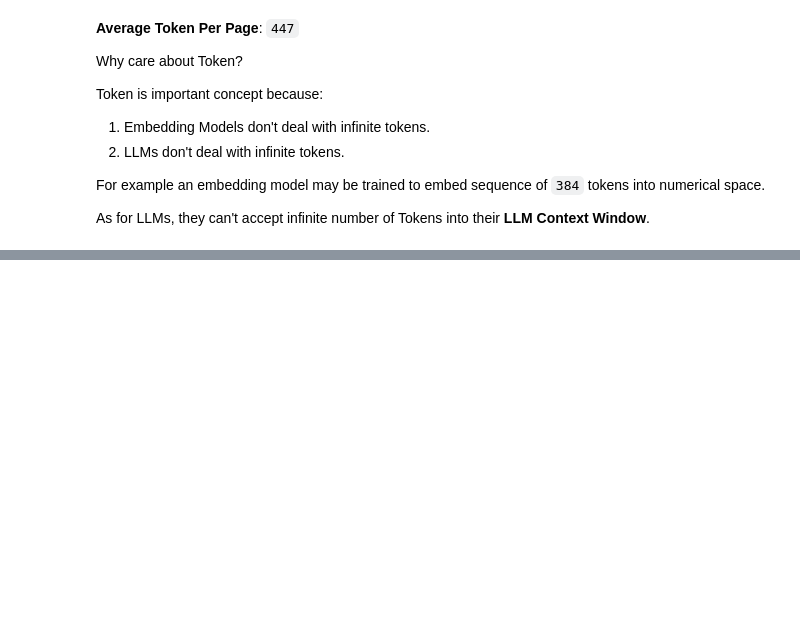
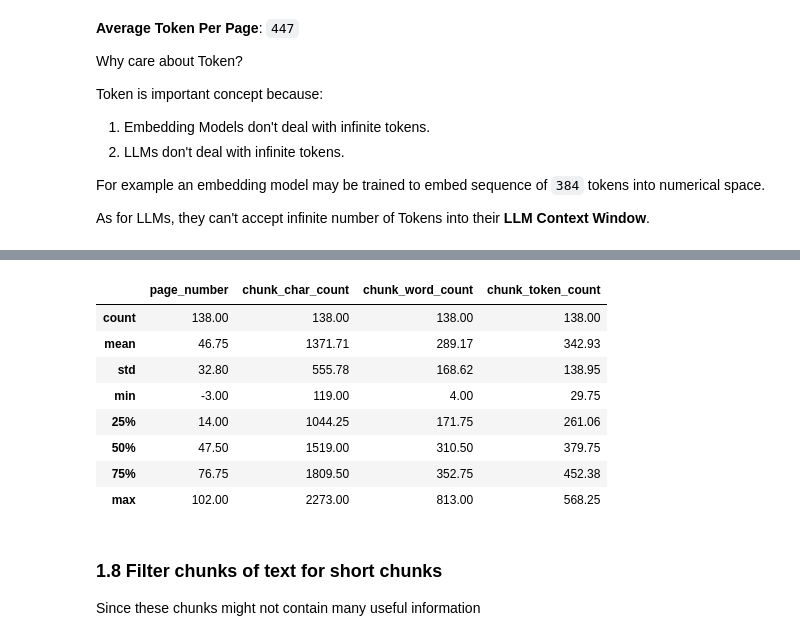
Before and after one commit to Purinat33/RAG, a Jupyter notebook: RAG.ipynb, the cells around one changed output, grey strips where cells are left out. Drawn from its saved outputs; the diff is of its cells as text; code cells hidden in the pictures; blank space fills up the shorter version.

```diff
--- a/RAG.ipynb
+++ b/RAG.ipynb
@@ -256,0 +339,9 @@ As for LLMs, they can't accept infinite number of Tokens into their **LLM Contex
+# %%
+num_sentence_chunk_size = 8
+
+# A function to split lists of texts recursively into chunk size
+def split_list(input_list: list[str], slice_size: int=num_sentence_chunk_size) -> list[list[str]]:
+    return [input_list[i:i+slice_size] for i in range(0, len(input_list), slice_size)]
+
+test_list = list(range(25))
+split_list(test_list)
@@ -256,0 +353,6 @@ As for LLMs, they can't accept infinite number of Tokens into their **LLM Contex
+# %%
+# Loop through pages and texts and split sentences into chunks
+for item in tqdm(pages_and_text):
+    item["sentence_chunk"] = split_list(input_list=item['sentences'],
+                                        slice_size=num_sentence_chunk_size)
+    item["num_chunk"] = len(item['sentence_chunk'])
@@ -256,0 +400,24 @@ As for LLMs, they can't accept infinite number of Tokens into their **LLM Contex
+# %%
+import re
+
+# Split each chunk into its own item
+pages_and_chunk = []
+for item in tqdm(pages_and_text):
+    for sentence_chunk in item['sentence_chunk']:
+        chunk_dict = {}
+        chunk_dict["page_number"] = item["page_number"]
+
+        # Join the sentences together into a paragraph-like structure.
+        joined_sentence_chunk = "".join(sentence_chunk).replace(" ", " ").strip()
+        joined_sentence_chunk = re.sub(r'\.([A-Z])', r'. \1', joined_sentence_chunk) # ".A" => ". A"
+
+        chunk_dict['sentence_chunk'] = joined_sentence_chunk
+
+        # Get some stats on the chunks
+        chunk_dict['chunk_char_count'] = len(joined_sentence_chunk)
+        chunk_dict["chunk_word_count"] = len([word for word in joined_sentence_chunk.split(" ")])
+        chunk_dict['chunk_token_count'] = len(joined_sentence_chunk) / 4 # 1 token = ~4 chars
+
+        pages_and_chunk.append(chunk_dict)
+
+len(pages_and_chunk)
@@ -256,0 +434,17 @@ As for LLMs, they can't accept infinite number of Tokens into their **LLM Contex
+# %%
+df = pd.DataFrame(pages_and_chunk)
+df.describe().round(2)
+# %% [output]
+|  | page_number | chunk_char_count | chunk_word_count | chunk_token_count |
+| count | 138.00 | 138.00 | 138.00 | 138.00 |
+| mean | 46.75 | 1371.71 | 289.17 | 342.93 |
+| std | 32.80 | 555.78 | 168.62 | 138.95 |
+| min | -3.00 | 119.00 | 4.00 | 29.75 |
+| 25% | 14.00 | 1044.25 | 171.75 | 261.06 |
+| 50% | 47.50 | 1519.00 | 310.50 | 379.75 |
+| 75% | 76.75 | 1809.50 | 352.75 | 452.38 |
+| max | 102.00 | 2273.00 | 813.00 | 568.25 |
+# %% [markdown]
+### 1.8 Filter chunks of text for short chunks
+
+Since these chunks might not contain many useful information
```
Also changed, not shown: parts of 20 cells of this notebook.
